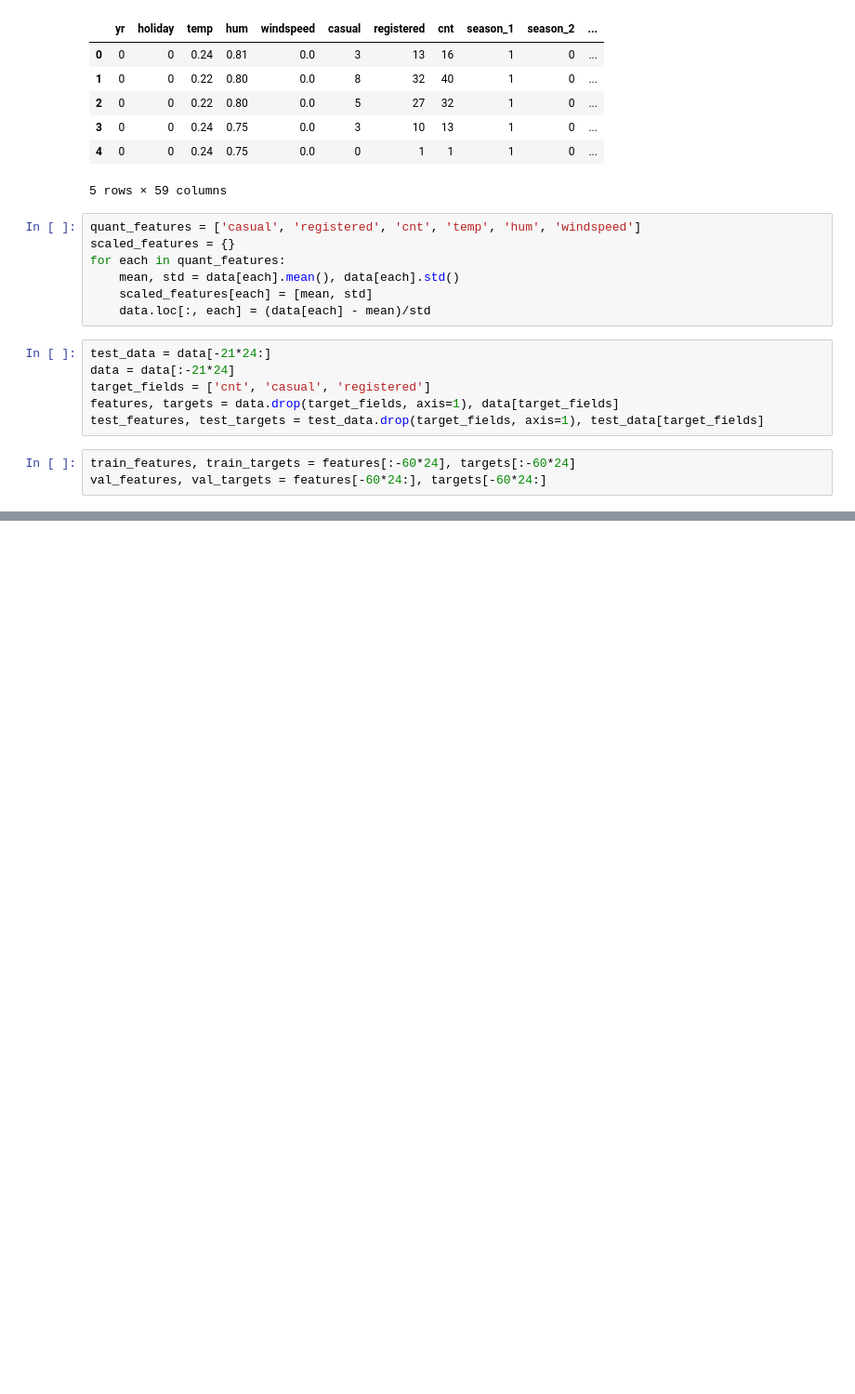
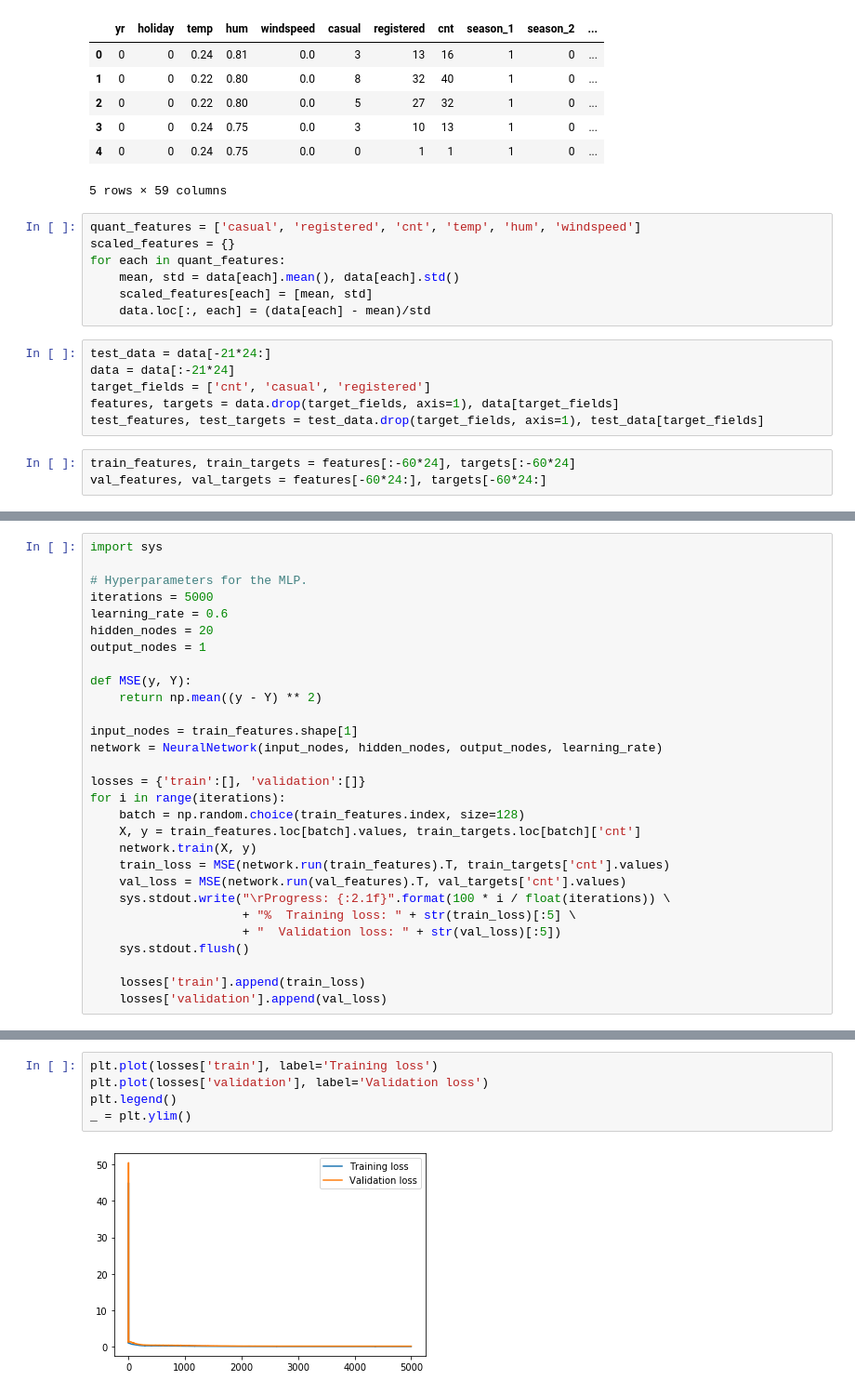
Before and after one commit to Arjunp24/bike-sharing-rental-prediction, a Jupyter notebook: mlp.ipynb, the cells around one changed output, grey strips where cells are left out. Shown: that part at 93% size. Cells and saved outputs as stored; diff of their text form; blank space fills up the shorter version.

```diff
--- a/mlp.ipynb
+++ b/mlp.ipynb
@@ -232,2 +211,31 @@ class NeuralNetwork(object):
 
         return final_outputs
+# %%
+import sys
+
+# Hyperparameters for the MLP.
+iterations = 5000
+learning_rate = 0.6
+hidden_nodes = 20
+output_nodes = 1
+
+def MSE(y, Y):
+    return np.mean((y - Y) ** 2)
+
+input_nodes = train_features.shape[1]
+network = NeuralNetwork(input_nodes, hidden_nodes, output_nodes, learning_rate)
+
+losses = {'train':[], 'validation':[]}
+for i in range(iterations):
+    batch = np.random.choice(train_features.index, size=128)
+    X, y = train_features.loc[batch].values, train_targets.loc[batch]['cnt']
+    network.train(X, y)
+    train_loss = MSE(network.run(train_features).T, train_targets['cnt'].values)
+    val_loss = MSE(network.run(val_features).T, val_targets['cnt'].values)
+    sys.stdout.write("\rProgress: {:2.1f}".format(100 * i / float(iterations)) \
+                     + "%  Training loss: " + str(train_loss)[:5] \
+                     + "  Validation loss: " + str(val_loss)[:5])
+    sys.stdout.flush()
+
+    losses['train'].append(train_loss)
+    losses['validation'].append(val_loss)
@@ -233,0 +244,7 @@ class NeuralNetwork(object):
+# %%
+plt.plot(losses['train'], label='Training loss')
+plt.plot(losses['validation'], label='Validation loss')
+plt.legend()
+_ = plt.ylim()
+# %% [output]
+[figure, added]
```
Also changed, not shown: parts of 3 cells of this notebook.
